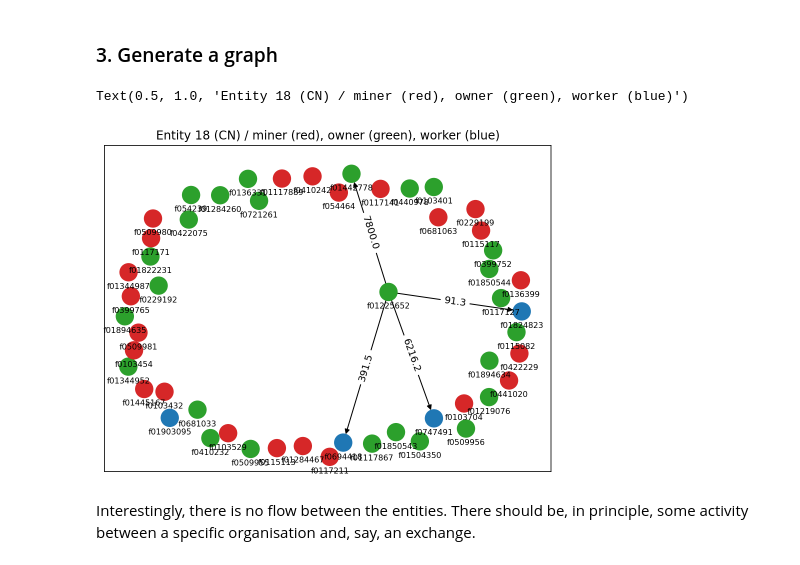
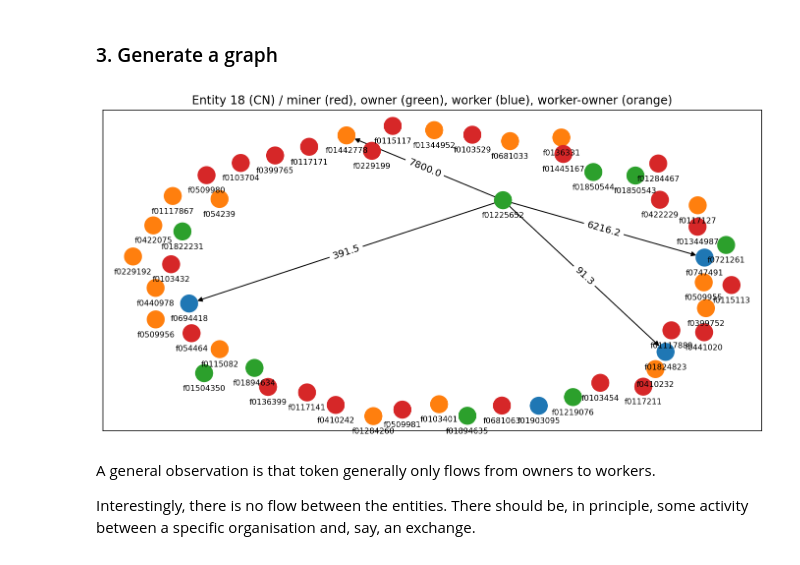
Before and after one commit to beng-starboard/filecoin-miner-network, a Jupyter notebook: notebooks/Token flow.ipynb, the cells around one changed output. Saved outputs shown, nothing was run; the diff lists cells and outputs as text; code cells hidden in the pictures.

Commit message:
Update token flow notebook

```diff
--- a/notebooks/Token flow.ipynb
+++ b/notebooks/Token flow.ipynb
@@ -88,40 +72,53 @@ df[df.from_entity != 'Unknown']
 # %%
 entity_idx = 18
 flows = df[df.from_entity == entity_idx][['from_id', 'to_id', 'value']].groupby(['from_id', 'to_id']).sum()
 
 all_nodes_in_selected_entity = relationship_df.associated_nodes[entity_idx][1:-1].split(',')
 all_nodes_in_selected_entity = [''.join(e for e in nie if e.isalnum()) for nie in all_nodes_in_selected_entity]
 
 G = nx.DiGraph()
 G.add_nodes_from(all_nodes_in_selected_entity)
+
 for i in range(len(flows)):
     weight = np.round(flows.iloc[i].value, 1)
     from_id, to_id = flows.iloc[i].name
-    G.add_edge(from_id, to_id, weight=weight)
+    if (from_id, to_id) in G.edges():
+        # If the edge already exists, add to the edge
+        current_weight = list(G.edges().data())[i][-1]['weight']
+        G.add_edge(from_id, to_id, weight=current_weight + weight)
+    else: # If the edge doesn't exist, just add the weight
+        G.add_edge(from_id, to_id, weight=weight)
 
 color_map = []
 for node in G.nodes:
     if node in worker_lookup_df.miner_id.values:
         color_map.append('C3')
     else:
-        if node in worker_lookup_df.owner_id.values:
-            color_map.append('C2')
+        if (node in worker_lookup_df.owner_id.values) and (node in worker_lookup_df.worker_id.values):
+                color_map.append('C1')
         else:
-            color_map.append('C0')
+            if node in worker_lookup_df.owner_id.values:
+                color_map.append('C2')
+            else:
+                color_map.append('C0')
 
-plt.figure(figsize=(8,6))
+plt.figure(figsize=(12,6))
 pos = nx.spring_layout(G)
 grafo_labels = nx.get_edge_attributes(G,'weight')
 nx.draw_networkx_nodes(G, pos, node_color=color_map)
 nx.draw_networkx_edges(G, pos)
 edges_label = nx.draw_networkx_edge_labels(G, pos, edge_labels = grafo_labels)
 
 for node, (x, y) in pos.items():
     plt.text(x, y-0.1, node, fontsize=8, ha='center', va='center')
 
-plt.title('Entity %s (%s) / miner (red), owner (green), worker (blue)' % (entity_idx, stats.mode(df[df.from_entity == entity_idx].from_country.unique()).mode[0]))
+try:
+    plt.title('Entity %s (%s) / miner (red), owner (green), worker (blue), worker-owner (orange)' % (entity_idx, stats.mode(df[df.from_entity == entity_idx].from_country.unique()).mode[0]))
+except:
+    plt.title('Entity %s / miner (red), owner (green), worker (blue), worker-owner (orange)' % (entity_idx))
 # %% [output]
-Text(0.5, 1.0, 'Entity 18 (CN) / miner (red), owner (green), worker (blue)')
-[figure, old version]
+[figure, new version]
 # %% [markdown]
+A general observation is that token generally only flows from owners to workers.
+
 Interestingly, there is no flow between the entities. There should be, in principle, some activity between a specific organisation and, say, an exchange.
```
Also changed, not shown: parts of 14 cells of this notebook.
